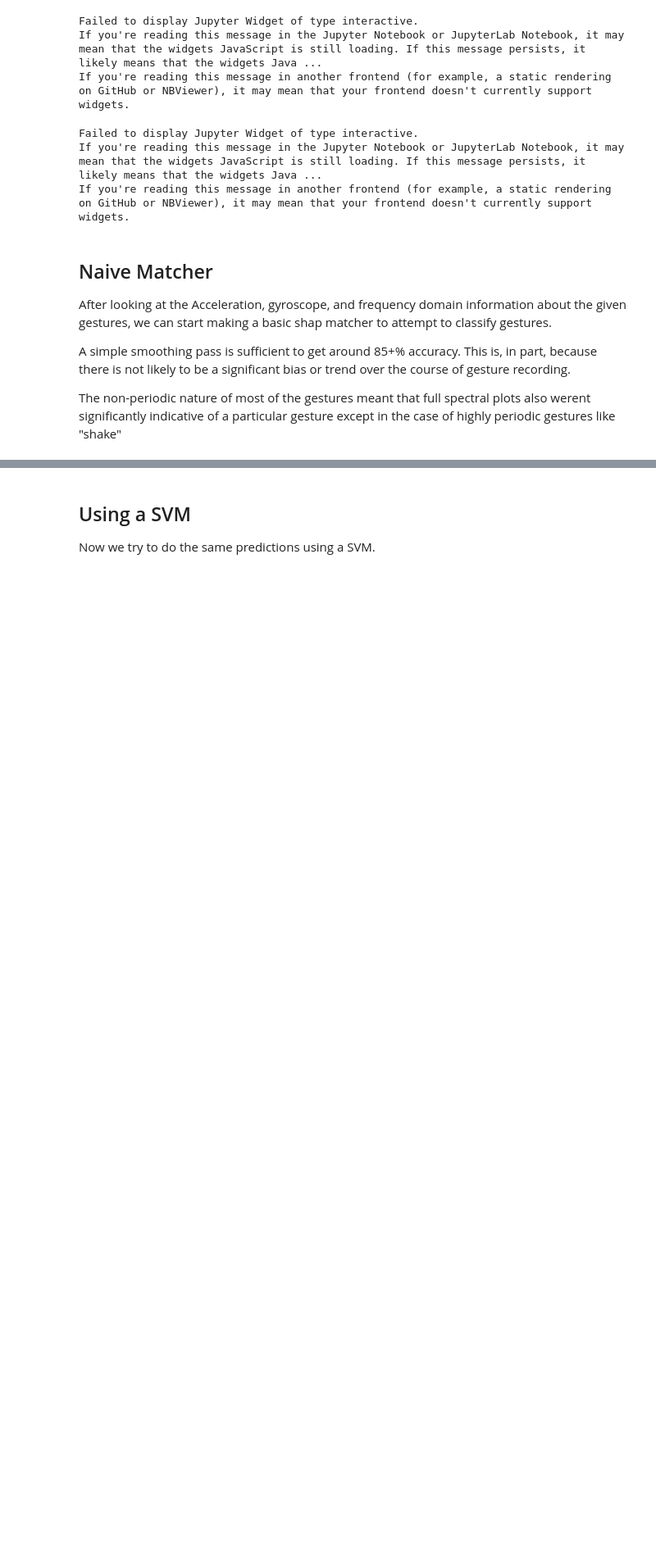
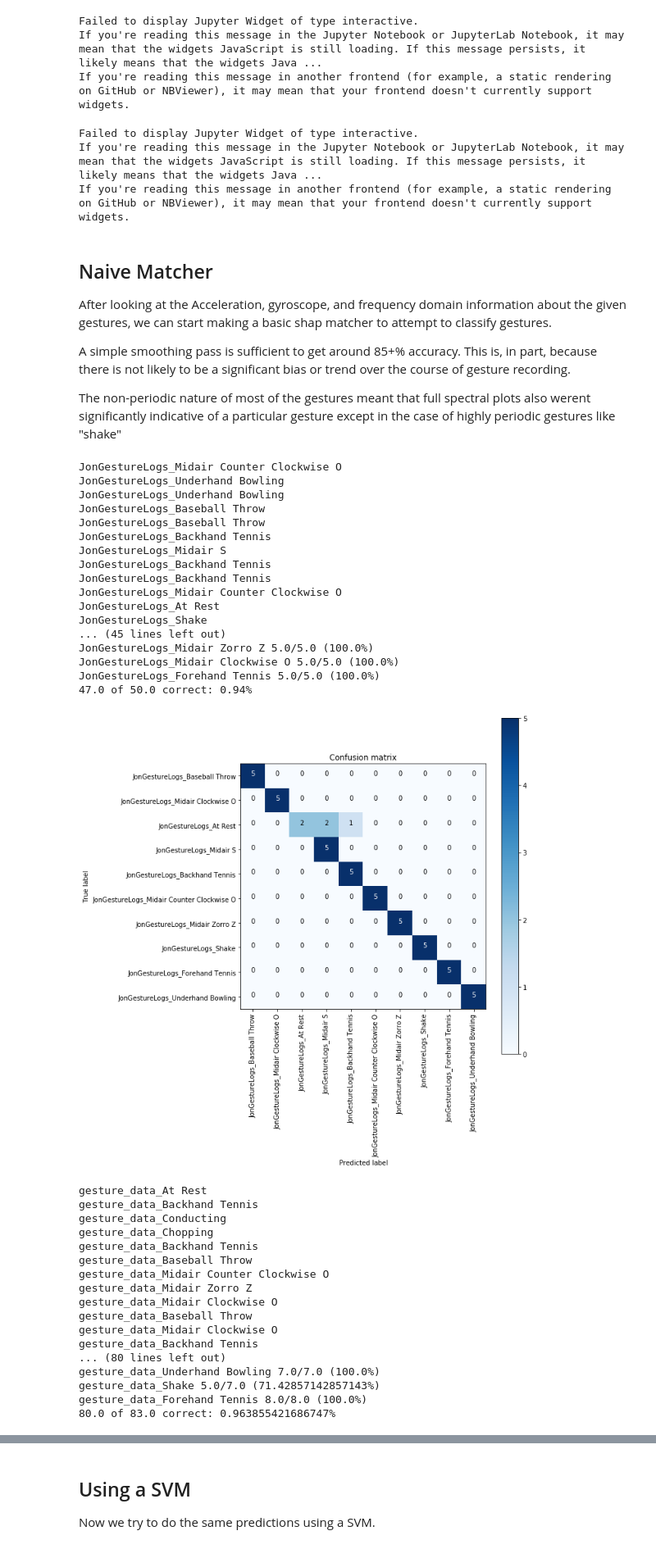
Before and after one commit to jraisher/CSEP590, a Jupyter notebook: notebooks/assignment2.ipynb, the cells around one changed output, grey strips where cells are left out. Shown at 82% size. Saved outputs shown, nothing was run; the diff lists cells and outputs as text; code cells hidden in the pictures; blank space fills up the shorter version.

```diff
--- a/notebooks/assignment2.ipynb
+++ b/notebooks/assignment2.ipynb
@@ -505,51 +514,77 @@ class ShapeMatcherModel(object):
     def predict(self, trial):
         minDiff = 100000000000000.0  # A very large number
         match = None
         for candidate in self.stored_data:
             diff = self.CalculateDifference(trial, candidate)
             if diff < minDiff:
                 minDiff = diff
                 match = candidate
         prediction = 'UNKNOWN' if not match else match.gestureName
         print(prediction)
         return prediction
 
     def CalculateDifference(self, trial1, trial2):
         """Calculates the difference between two Trial objects."""
         diff = 0.0
-        diff += self.DiffAxis(trial1.accel.x, trial2.accel.x)
-        diff += self.DiffAxis(trial1.accel.y, trial2.accel.y)
-        diff += self.DiffAxis(trial1.accel.z, trial2.accel.z)
-        diff += self.DiffAxis(trial1.accel.mag, trial2.accel.mag)
-        diff += self.DiffAxis(trial1.accel.x, trial2.accel.x)
-        diff += self.DiffAxis(trial1.accel.y, trial2.accel.y)
-        diff += self.DiffAxis(trial1.accel.z, trial2.accel.z)
-        diff += self.DiffAxis(trial1.accel.mag, trial2.accel.mag)
+        diff += self.DiffAxis(trial1.accel.xProc, trial2.accel.xProc)
+        diff += self.DiffAxis(trial1.accel.yProc, trial2.accel.yProc)
+        diff += self.DiffAxis(trial1.accel.zProc, trial2.accel.zProc)
+        diff += self.DiffAxis(trial1.accel.magProc, trial2.accel.magProc)
         return diff
 
     def DiffAxis(self, first, second):
         """Calculate the diff between two raw numpy arrays"""
-        #Smooth the signals:
-        #first = Smooth(first)
-        #second = Smooth(second)
-
-        #first = first / np.linalg.norm(first)
-        #second = second / np.linalg.norm(second)
         dtw_distance, _ = fastdtw.fastdtw(first, second, dist=scipy.spatial.distance.euclidean)
         return dtw_distance
 
     def Smooth(self, arr, factor=15):
         """ From: http://scipy-cookbook.readthedocs.io/items/SignalSmooth.html"""
         s = np.r_[arr[factor-1:0:-1], arr, arr[-2:-factor-1:-1]]
         w = np.ones(factor, 'd')
         return np.convolve(w/w.sum(), s, mode='valid')
 
 
-# model = ShapeMatcherModel()
-# jonResults = Test(model, jonTrials)
-# PrintResults(jonResults)
-# PlotConfusionMatrix(jonResults)
+model = ShapeMatcherModel()
+jonResults = Test(model, jonTrials)
+PrintResults(jonResults)
+PlotConfusionMatrix(jonResults)
 
-# myResults = Test(model, myTrials)
-# PrintResults(myResults)
-# PlotConfusionMatrix(myResults)
+myResults = Test(model, myTrials)
+PrintResults(myResults)
+PlotConfusionMatrix(myResults)
+# %% [output]
+JonGestureLogs_Midair Counter Clockwise O
+JonGestureLogs_Underhand Bowling
+JonGestureLogs_Underhand Bowling
+JonGestureLogs_Baseball Throw
+JonGestureLogs_Baseball Throw
+JonGestureLogs_Backhand Tennis
+JonGestureLogs_Midair S
+JonGestureLogs_Backhand Tennis
+JonGestureLogs_Backhand Tennis
+JonGestureLogs_Midair Counter Clockwise O
+JonGestureLogs_At Rest
+JonGestureLogs_Shake
+... (45 lines left out)
+JonGestureLogs_Midair Zorro Z 5.0/5.0 (100.0%)
+JonGestureLogs_Midair Clockwise O 5.0/5.0 (100.0%)
+JonGestureLogs_Forehand Tennis 5.0/5.0 (100.0%)
+47.0 of 50.0 correct: 0.94%
+[figure, added]
+gesture_data_At Rest
+gesture_data_Backhand Tennis
+gesture_data_Conducting
+gesture_data_Chopping
+gesture_data_Backhand Tennis
+gesture_data_Baseball Throw
+gesture_data_Midair Counter Clockwise O
+gesture_data_Midair Zorro Z
+gesture_data_Midair Clockwise O
+gesture_data_Baseball Throw
+gesture_data_Midair Clockwise O
+gesture_data_Backhand Tennis
+... (80 lines left out)
+gesture_data_Underhand Bowling 7.0/7.0 (100.0%)
+gesture_data_Shake 5.0/7.0 (71.42857142857143%)
+gesture_data_Forehand Tennis 8.0/8.0 (100.0%)
+80.0 of 83.0 correct: 0.963855421686747%
```
Also changed, not shown: parts of 7 cells of this notebook.
